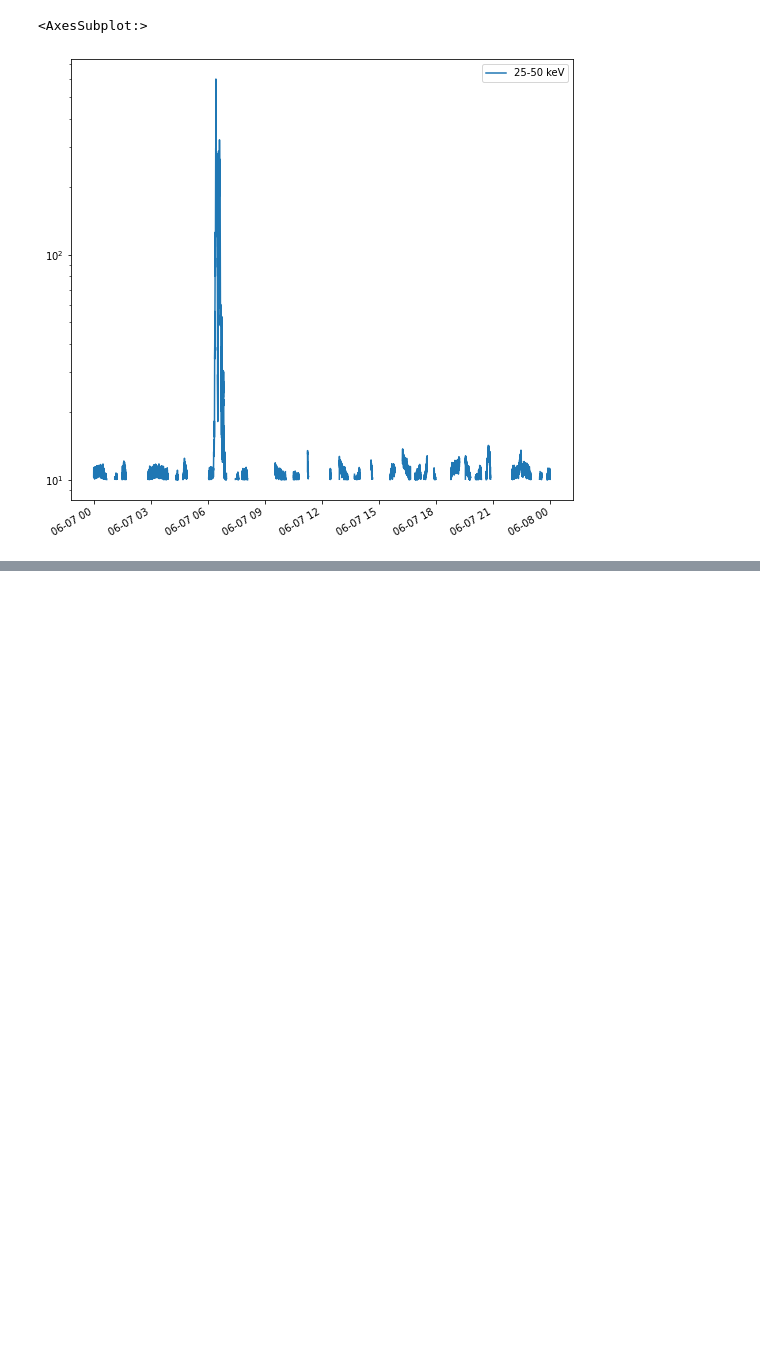
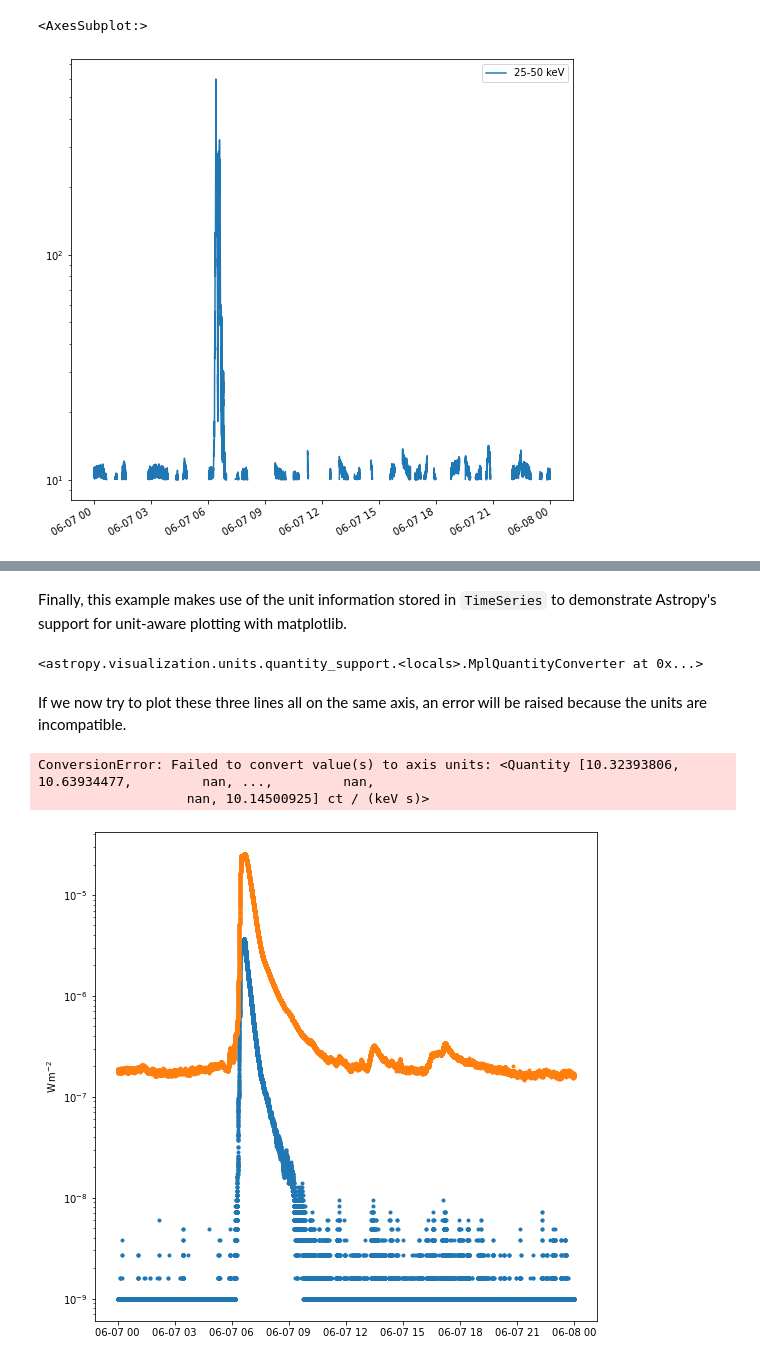
Before and after one commit to sunpy/aas-2021-workshop, a Jupyter notebook: 03-Timeseries-and-Map.ipynb, the cells around one changed output, grey strips where cells are left out. Cells and saved outputs as stored; diff of their text form; code cells hidden in the pictures; blank space fills up the shorter version.

Commit message:
More improvements to the Timeseries section

```diff
--- a/03-Timeseries-and-Map.ipynb
+++ b/03-Timeseries-and-Map.ipynb
@@ -309,6 +313,3 @@ gbm25.plot(logy=True)
 # %% [output]
 <AxesSubplot:>
 [figure]
-# %%
-df = gbm25.to_dataframe()
-gbm25.data = df.mask(df < 10)
@@ -314,0 +318,3 @@ gbm25.data = df.mask(df < 10)
+# %%
+df = gbm25.to_dataframe()
+df = df.mask(df < 10)
@@ -315,3 +323,5 @@ gbm25.data = df.mask(df < 10)
+# %%
+gbm25 = sunpy.timeseries.TimeSeries(df, gbm25.meta, gbm25.units)
 # %%
 gbm25.plot(logy=True)
 # %% [output]
@@ -332,0 +350,2 @@ combo.extract('25-50 keV').plot(logy=True)
+# %% [markdown]
+Finally, this example makes use of the unit information stored in `TimeSeries` to demonstrate Astropy's support for unit-aware plotting with matplotlib.
@@ -332,0 +354,19 @@ combo.extract('25-50 keV').plot(logy=True)
+# %%
+quantity_support()
+# %% [output]
+<astropy.visualization.units.quantity_support.<locals>.MplQuantityConverter at 0x...>
+# %% [markdown]
+If we now try to plot these three lines all on the same axis, an error will be raised because the units are incompatible.
+# %%
+fig = plt.figure()
+ax = fig.add_subplot()
+
+ax.semilogy()
+ax.plot_date(combo.index, combo.quantity('xrsa'), '.')
+ax.plot_date(combo.index, combo.quantity('xrsb'), '.')
+
+ax.plot_date(combo.index, combo.quantity('25-50 keV'), '.', color='g')
+# %% [output]
+ConversionError: Failed to convert value(s) to axis units: <Quantity [10.32393806, 10.63934477,         nan, ...,         nan,
+                   nan, 10.14500925] ct / (keV s)>
+[figure, added]
```
Also changed, not shown: parts of 16 cells of this notebook.
